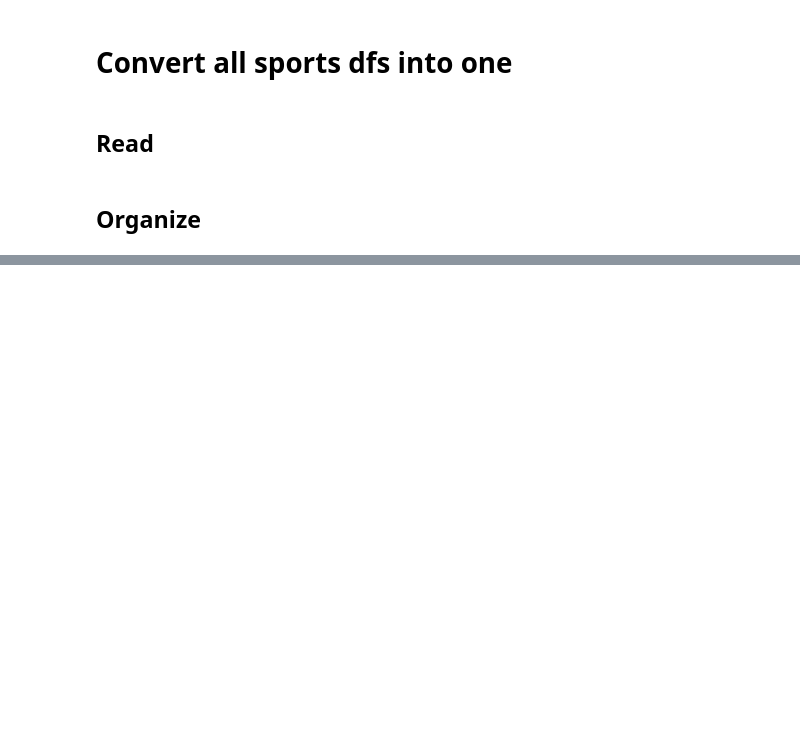
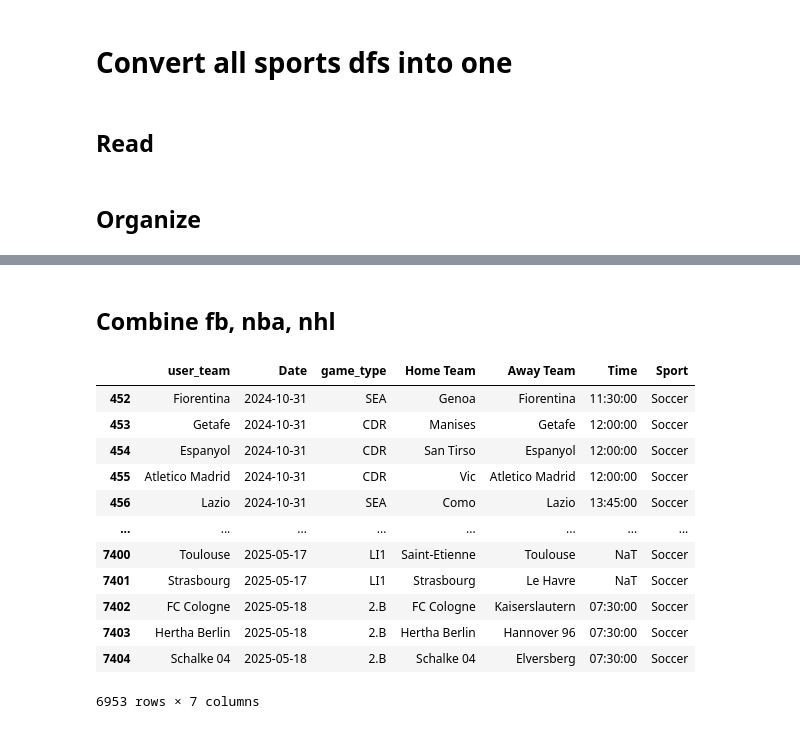
Before and after one commit to chriskopel/project_w, a Jupyter notebook: 2024_10_28__all_in_one/notebooks/all_sports_sandbox.ipynb, the cells around one changed output, grey strips where cells are left out. Cells and saved outputs as stored; diff of their text form; code cells hidden in the pictures; blank space fills up the shorter version.

Commit message:
cleaned and combined fb, nba, nhl

```diff
--- a/2024_10_28__all_in_one/notebooks/all_sports_sandbox.ipynb
+++ b/2024_10_28__all_in_one/notebooks/all_sports_sandbox.ipynb
@@ -107,0 +110,34 @@ df_nhl[df_nhl['Date'] >= today]
+# %% [markdown]
+## Combine fb, nba, nhl
+# %%
+# First, rename and reorder columns in df_fb
+df_fb_fin = df_fb.rename(columns={'Team': 'user_team', 'League': 'game_type'})
+df_fb_fin = df_fb_fin[['user_team', 'Date', 'game_type', 'Home Team', 'Away Team', 'Time']].copy()
+df_fb_fin['Sport'] = 'Soccer'
+
+# Select and reorder columns in df_nba and df_nhl
+df_nba_fin = df_nba[['user_team', 'Date', 'game_type', 'Home Team', 'Away Team', 'Time']].copy()
+df_nba_fin['Sport'] = 'NBA'
+
+df_nhl_fin = df_nhl[['user_team', 'Date', 'game_type', 'Home Team', 'Away Team', 'Time']].copy()
+df_nhl_fin['Sport'] = 'NHL'
+# %%
+# Stack all three dataframes and Sort the combined dataframe by Date and then by Time, both in ascending order
+df_fin_all = pd.concat([df_fb_fin, df_nba_fin, df_nhl_fin], ignore_index=True).sort_values(by=['Date', 'Time', 'Home Team'], ascending=[True, True, True]).reset_index(drop=True)
+# %%
+df_fin_future = df_fin_all[df_fin_all['Date'] >= today]
+df_fin_future
+# %% [output]
+|  | user_team | Date | game_type | Home Team | Away Team | Time | Sport |
+| 452 | Fiorentina | 2024-10-31 | SEA | Genoa | Fiorentina | 11:30:00 | Soccer |
+| 453 | Getafe | 2024-10-31 | CDR | Manises | Getafe | 12:00:00 | Soccer |
+| 454 | Espanyol | 2024-10-31 | CDR | San Tirso | Espanyol | 12:00:00 | Soccer |
+| 455 | Atletico Madrid | 2024-10-31 | CDR | Vic | Atletico Madrid | 12:00:00 | Soccer |
+| 456 | Lazio | 2024-10-31 | SEA | Como | Lazio | 13:45:00 | Soccer |
+| ... | ... | ... | ... | ... | ... | ... | ... |
+| 7400 | Toulouse | 2025-05-17 | LI1 | Saint-Etienne | Toulouse | NaT | Soccer |
+| 7401 | Strasbourg | 2025-05-17 | LI1 | Strasbourg | Le Havre | NaT | Soccer |
+| 7402 | FC Cologne | 2025-05-18 | 2.B | FC Cologne | Kaiserslautern | 07:30:00 | Soccer |
+| 7403 | Hertha Berlin | 2025-05-18 | 2.B | Hertha Berlin | Hannover 96 | 07:30:00 | Soccer |
+| 7404 | Schalke 04 | 2025-05-18 | 2.B | Schalke 04 | Elversberg | 07:30:00 | Soccer |
+6953 rows × 7 columns
```
Also changed, not shown: parts of 10 cells of this notebook.
